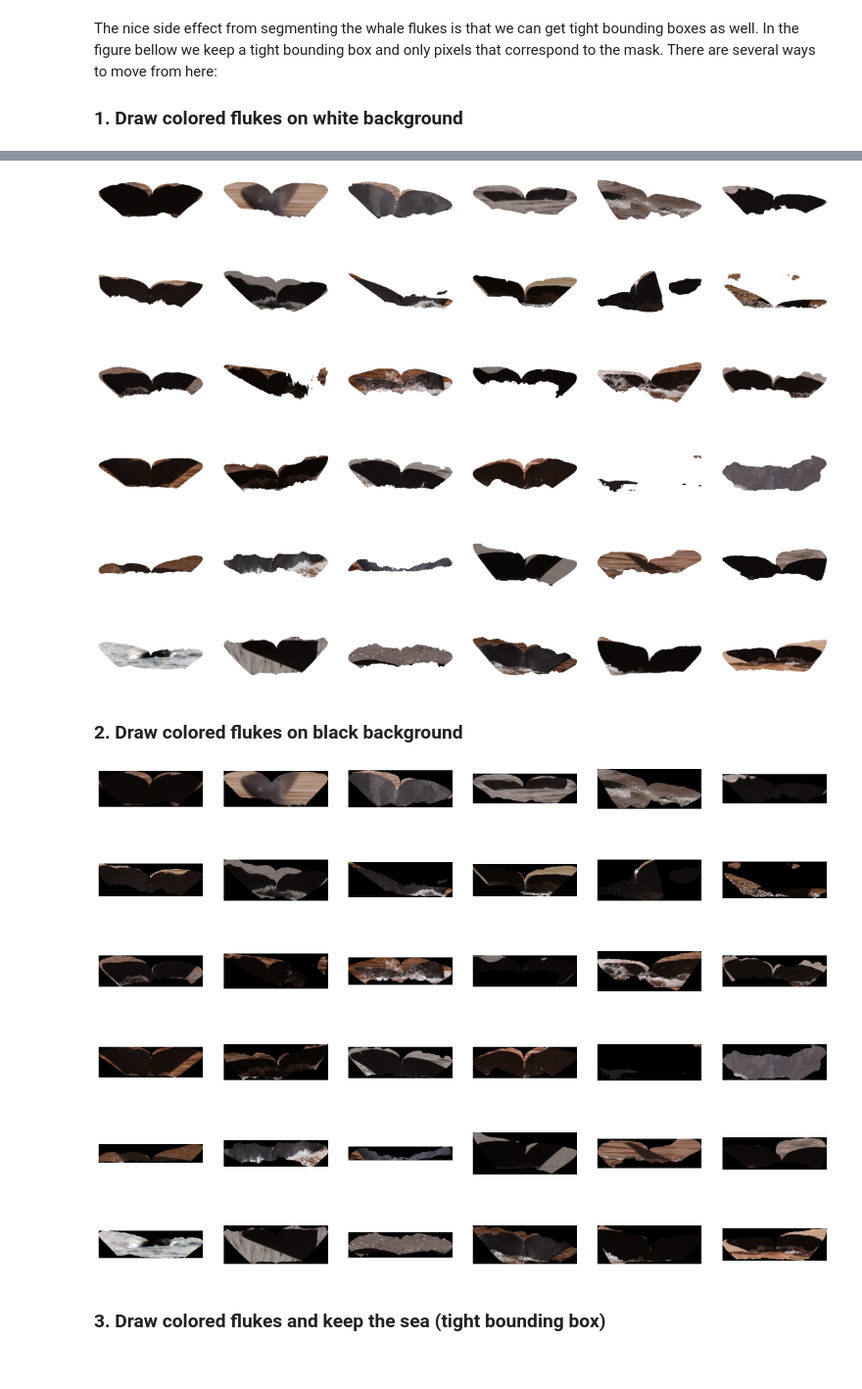
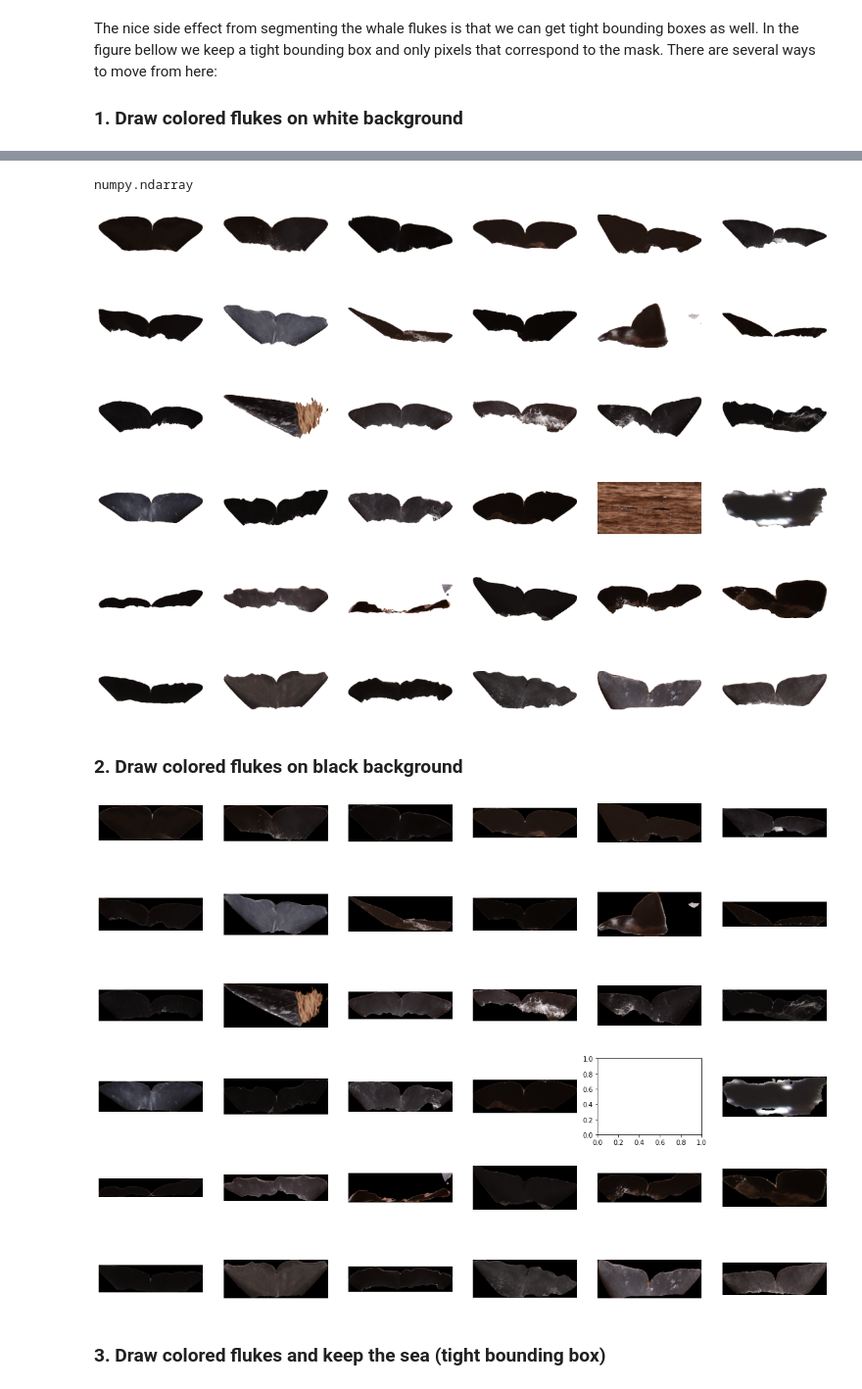
Before and after one commit to philippschw/whale_pytorch, a Jupyter notebook: masks/generalizing-whale-masks-with-masked-results_whalechallenge.ipynb, the cells around one changed output, grey strips where cells are left out. Shown at 98% size. Drawn from its saved outputs; the diff is of its cells as text; code cells hidden in the pictures.

Commit message:
update mask notebook

```diff
--- a/masks/generalizing-whale-masks-with-masked-results_whalechallenge.ipynb
+++ b/masks/generalizing-whale-masks-with-masked-results_whalechallenge.ipynb
@@ -386,7 +372,7 @@ preds_blur = model.predict_generator(test_generator, verbose=1)
 # %%
 TARGET_VAL = []
 for i in range(len(preds)):
-    pp = (preds[i])# + np.fliplr(preds_hflip[i]) + preds_blur[i])/3
+    pp = (preds[i] + np.fliplr(preds_hflip[i]) + preds_blur[i])/3
     TARGET_VAL.append(pp)
 
 TARGET_VAL = np.array(TARGET_VAL)
@@ -415,0 +415,2 @@ The nice side effect from segmenting the whale flukes is that we can get tight b
+# %%
+img =  cv2.resize(WC[400+i], (384, 192))
@@ -415,0 +428,6 @@ The nice side effect from segmenting the whale flukes is that we can get tight b
+# %%
+mask = ((TARGET_VAL[i, ..., 0]) > 0.25).astype('uint8')
+back = ((TARGET_VAL[i, ..., 0]) <= 0.25).astype('uint8')
+
+img = np.stack([img[..., j] * mask + back*255 for j in range(3)], axis=-1)
+plt.imshow(img, cmap='gray')
@@ -416,3 +437,7 @@ The nice side effect from segmenting the whale flukes is that we can get tight b
+# %%
+type(mask)
+# %% [output]
+numpy.ndarray
 # %%
 SIZE = 384
 f, axarr = plt.subplots(6, 6)
@@ -421,8 +446,12 @@ f.set_figheight(15)
 kernel = np.ones((3,3),np.uint8)
 
 for i in range(0, 36):
-    img =  cv2.resize(WC[450+i], (384, 192))
+    img =  cv2.resize(WC[i], (384, 192))
     mask = ((TARGET_VAL[i, ..., 0]) > 0.25).astype('uint8')
+    if mask.max()==0:
+        axarr[int(i/6), i%6].imshow(img, cmap='gray')
+        axarr[int(i/6), i%6].axis('off')
+        continue
     back = ((TARGET_VAL[i, ..., 0]) <= 0.25).astype('uint8')
 
     img = np.stack([img[..., j] * mask + back*255 for j in range(3)], axis=-1)
@@ -463,7 +492,7 @@ for i in range(0, 36):
     axarr[int(i/6), i%6].axis('off')
 plt.show()
 # %% [output]
-[figure, old version]
+[figure, new version]
 # %% [markdown]
 ### 2. Draw colored flukes on black background
 # %%
@@ -474,9 +503,10 @@ f.set_figheight(15)
 kernel = np.ones((3,3),np.uint8)
 
 for i in range(0, 36):
-    img =  cv2.resize(WC[450+i], (384, 192))
+    img =  cv2.resize(WC[i], (384, 192))
     mask = ((TARGET_VAL[i, ..., 0]) > 0.25).astype('uint8')
-
+    if mask.max()==0:
+        continue
     img = np.stack([img[..., j] * mask  for j in range(3)], axis=-1)
 
     contours,hierarchy = cv2.findContours(mask, 1, 2)
@@ -488,34 +518,34 @@ for i in range(0, 36):
     # Sort array of areas by size
     sorted_areas = sorted(zip(areas, contours), key=lambda x: x[0], reverse=True)
     title = str(len(sorted_areas))
 
     cnt = sorted_areas[0][1]
     x1,y1,w,h = cv2.boundingRect(cnt)
     x2 = x1 + w
     y2 = y1 + h
 
     for j in range(1, len(sorted_areas)):
         cnt = sorted_areas[j][1]
         tx1,ty1,tw,th = cv2.boundingRect(cnt)
         tx2 = tx1 + tw
         ty2 = ty1 + th
         x1 = min(x1, tx1)
         y1 = min(y1, ty1)
         x2 = max(x2, tx2)
         y2 = max(y2, ty2)
 
     x = x1
     y = y1
     w = x2-x1
     h = y2-y1
 
 
     img_cropped = img[y:y+h, x:x+w]
     axarr[int(i/6), i%6].imshow(img_cropped, cmap='gray')
     axarr[int(i/6), i%6].axis('off')
 plt.show()
 # %% [output]
-[figure, old version]
+[figure, new version]
 # %% [markdown]
 ### 3. Draw colored flukes and keep the sea (tight bounding box)
 # %%
```
Also changed, not shown: parts of 14 cells of this notebook, 1 other file.
